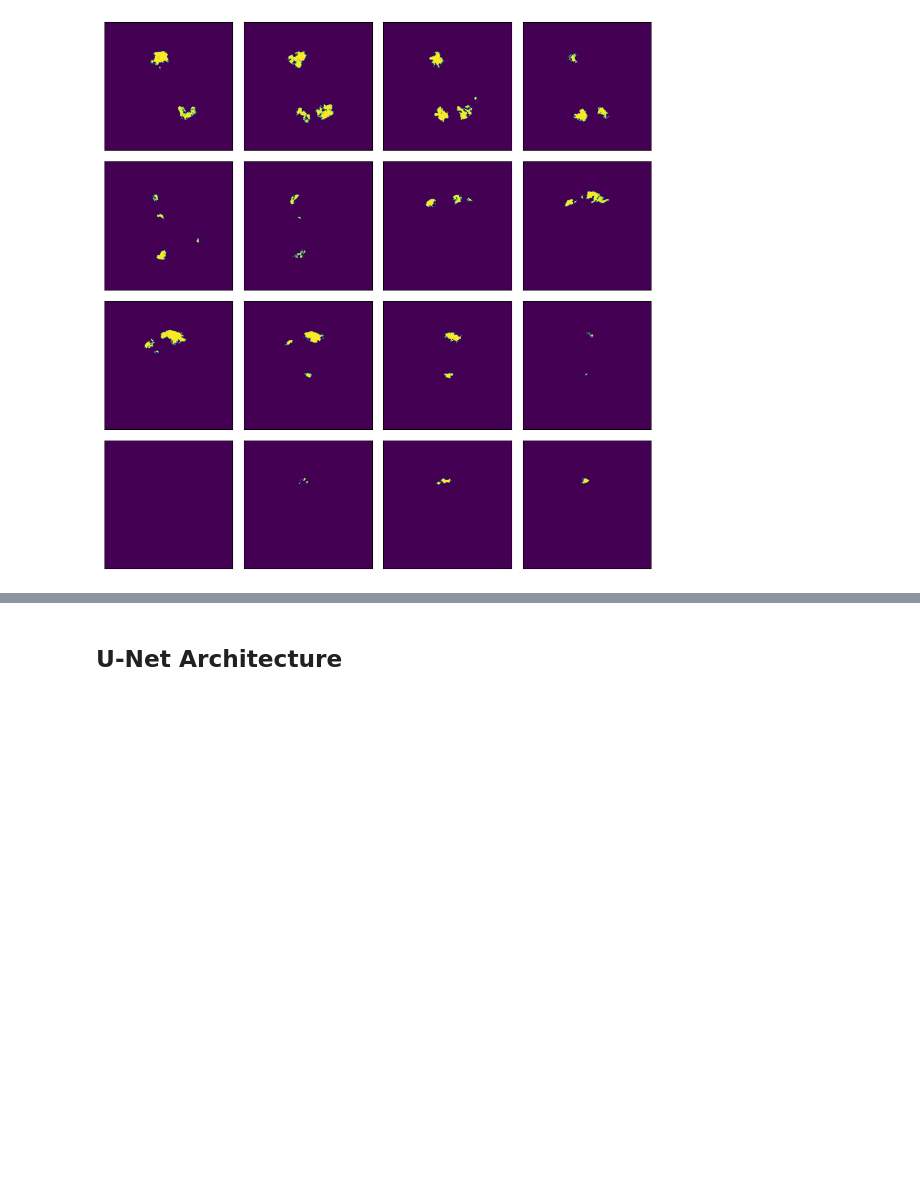
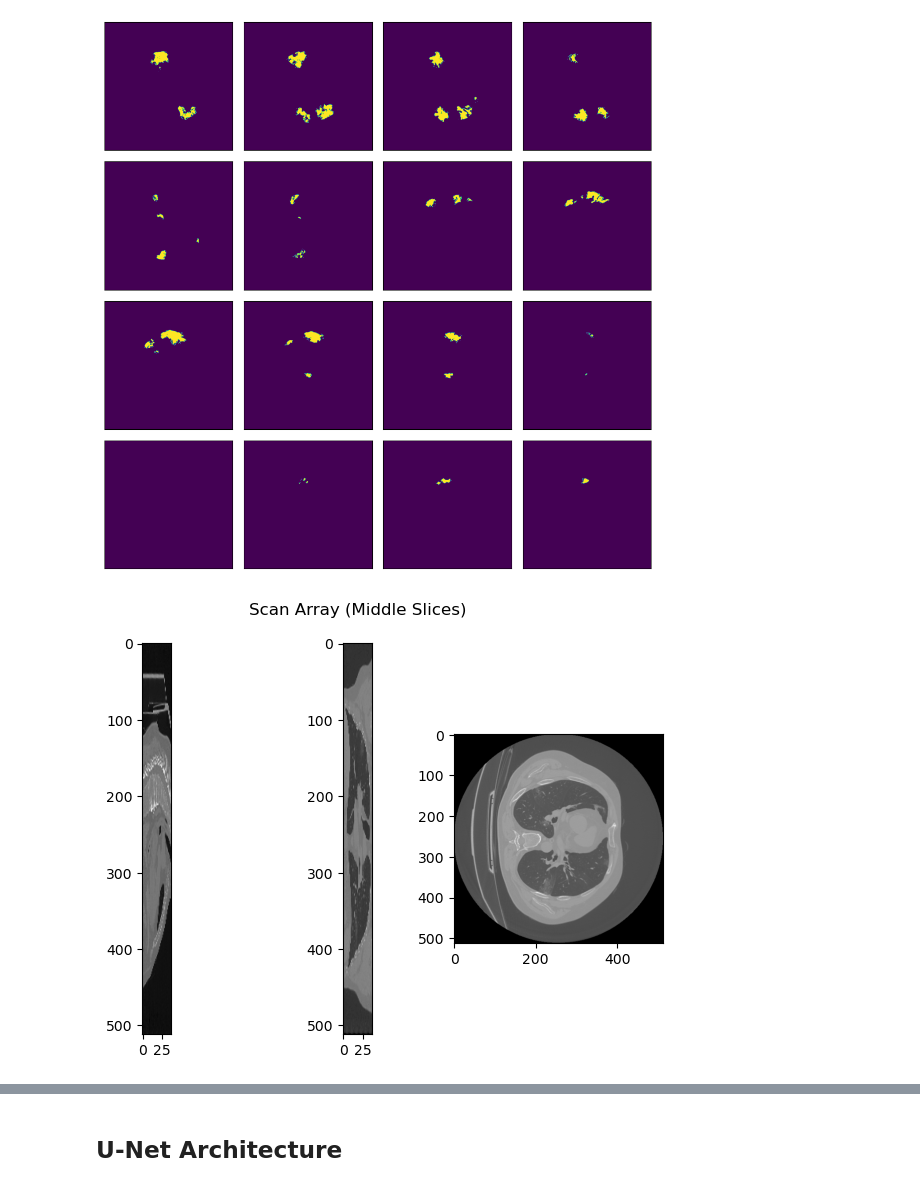
Before and after one commit to AlekseiRiabinin/-image-segmentation, a Jupyter notebook: ImgSeg.ipynb, the cells around one changed output, grey strips where cells are left out. Cells and saved outputs as stored; diff of their text form; code cells hidden in the pictures; blank space fills up the shorter version.

```diff
--- a/ImgSeg.ipynb
+++ b/ImgSeg.ipynb
@@ -51,8 +52,10 @@ DEVICE = 'cuda' if torch.cuda.is_available() else 'cpu'
 PIN_MEMORY = True if DEVICE == 'cuda' else False
 # %%
 # load "study" image from path
-test_study = nib.load(IMAGE_DATASET_NII_PATH + 'study_0255.nii').get_fdata()
-test_study.shape
+scan = nib.load(IMAGE_DATASET_NII_PATH + 'study_0255.nii')
+scan_arr = scan.get_fdata()
+scan_arr_shape = scan_arr.shape
+print(scan_arr_shape)
 # %% [output]
 (512, 512, 38)
 # %%
@@ -97,3 +146,14 @@ for i in range(16):
     plt.tight_layout()
 # %% [output]
 [figure]
+# %%
+# display scan array's middle slices
+fig, axs = plt.subplots(1, 3)
+fig.suptitle('Scan Array (Middle Slices)')
+axs[0].imshow(scan_arr[scan_arr_shape[0] // 2, :, :], cmap='gray')
+axs[1].imshow(scan_arr[:, scan_arr_shape[1] // 2, :], cmap='gray')
+axs[2].imshow(scan_arr[:, :, scan_arr_shape[2] // 2], cmap='gray')
+fig.tight_layout()
+plt.show()
+# %% [output]
+[figure, added]
```
Also changed, not shown: parts of 39 cells of this notebook.
